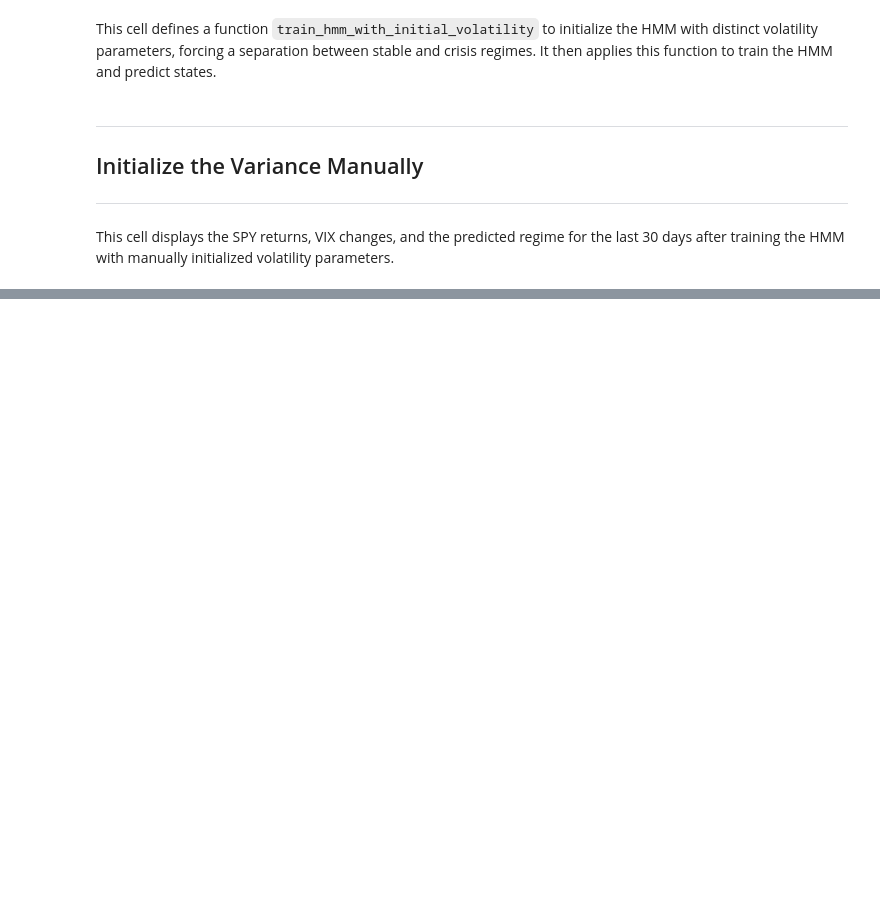
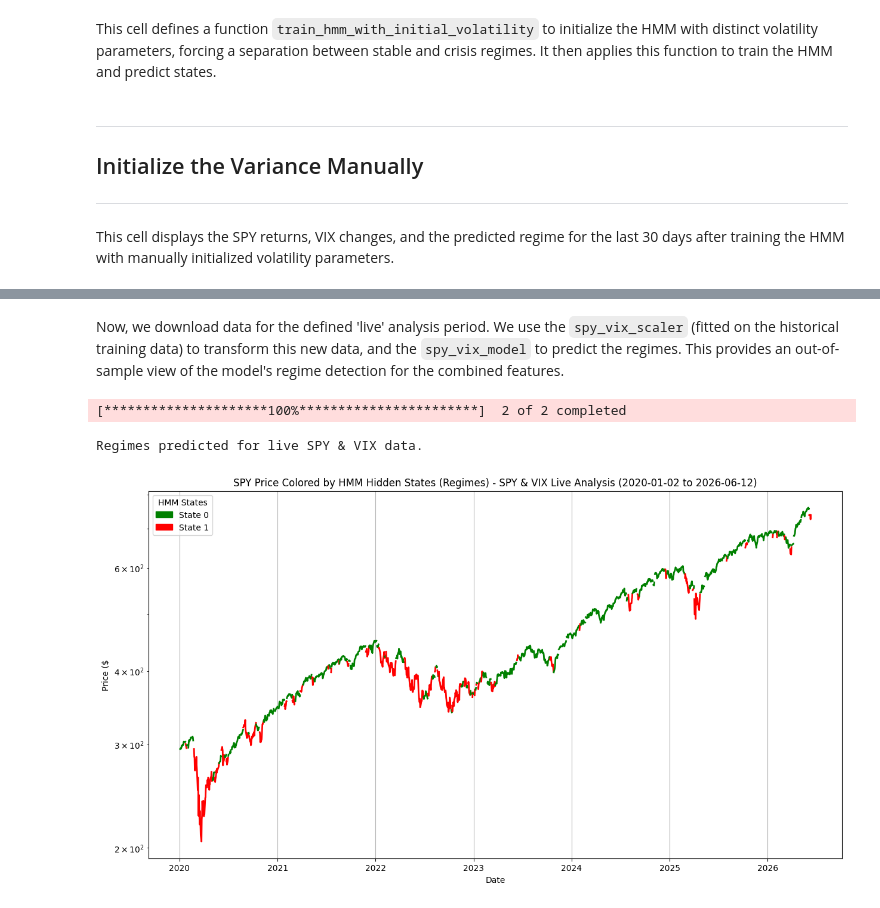
Before and after one commit to jhenningsen/Equity_Analysis, a Jupyter notebook: HMM/SPY_HMM_Analysis.ipynb, the cells around one changed output, grey strips where cells are left out. Saved outputs shown, nothing was run; the diff lists cells and outputs as text; code cells hidden in the pictures; blank space fills up the shorter version.

```diff
--- a/HMM/SPY_HMM_Analysis.ipynb
+++ b/HMM/SPY_HMM_Analysis.ipynb
@@ -570,0 +651,10 @@ Date
+# %%
+# Define the historical end date for SPY & VIX model training
+# We'll use the same END_DATE as the in-sample analysis for this test.
+SPY_VIX_HIST_TRAIN_END_DATE = END_DATE
+
+# The LIVE_START_DATE and LIVE_END_DATE are already defined based on END_DATE
+
+print(f"SPY & VIX Model Training Start Date: {START_DATE}")
+print(f"SPY & VIX Model Training End Date: {SPY_VIX_HIST_TRAIN_END_DATE}")
+print(f"Live Analysis Period: {LIVE_START_DATE} to {LIVE_END_DATE}")
@@ -570,0 +695,59 @@ Date
+# %% [markdown]
+Now, we download data for the defined 'live' analysis period. We use the `spy_vix_scaler` (fitted on the historical training data) to transform this new data, and the `spy_vix_model` to predict the regimes. This provides an out-of-sample view of the model's regime detection for the combined features.
+# %%
+# 3. Download data for the live analysis period
+temp_download_df_live_vix = yf.download(TICKERS, start=LIVE_START_DATE, end=LIVE_END_DATE)['Close']
+live_data_spy_vix = pd.DataFrame(temp_download_df_live_vix)
+live_data_spy_vix.columns = ['SPY', 'VIX']
+
+# Feature Engineering for live data
+live_data_spy_vix['SPY_Returns'] = live_data_spy_vix['SPY'].pct_change() * 100
+live_data_spy_vix['VIX_Change'] = live_data_spy_vix['VIX'].pct_change() * 100
+live_data_spy_vix.dropna(inplace=True)
+
+if not live_data_spy_vix.empty:
+    # 4. Scale live data using the *trained* scaler and predict regimes
+    X_live_spy_vix = live_data_spy_vix[['SPY_Returns', 'VIX_Change']].values
+    # IMPORTANT: Use .transform, not .fit_transform
+    X_live_scaled_spy_vix = spy_vix_scaler.transform(X_live_spy_vix)
+    live_data_spy_vix['Regime'] = spy_vix_model.predict(X_live_scaled_spy_vix)
+
+    print("Regimes predicted for live SPY & VIX data.")
+else:
+    print(f"No live data available for the period {LIVE_START_DATE} to {LIVE_END_DATE} for SPY and VIX.")
+# %% [output]
+[*********************100%***********************]  2 of 2 completed
+Regimes predicted for live SPY & VIX data.
+# %%
+# 5. Visualize the live SPY price with predicted regimes (SPY & VIX Model)
+
+if not live_data_spy_vix.empty:
+    plt.figure(figsize=(15, 8))
+
+    # Dynamically generate colors or provide enough for N_COMPONENTS
+    colors = ['green', 'red', 'blue', 'purple', 'orange', 'brown', 'pink', 'gray'] # Extended colors list
+    colors_map = {i: colors[i] for i in range(N_COMPONENTS)}
+
+    # Identify segments where the state is constant
+    state_segments_live_vix = live_data_spy_vix['Regime'].diff().ne(0).cumsum()
+
+    # Plot each segment with its corresponding state color
+    for segment_id, segment_df in live_data_spy_vix.groupby(state_segments_live_vix):
+        state = segment_df['Regime'].iloc[0]
+        color = colors_map[state]
+        plt.plot(segment_df.index, segment_df['SPY'], color=color, linewidth=2)
+
+    plt.title(f"{TICKERS[0]} Price Colored by HMM Hidden States (Regimes) - SPY & VIX Live Analysis ({LIVE_START_DATE} to {LIVE_END_DATE})")
+    plt.xlabel("Date")
+    plt.ylabel("Price ($")
+
+    legend_handles_live_vix = [mpatches.Patch(color=colors_map[s], label=f'State {s}') for s in sorted(colors_map.keys())]
+    plt.legend(handles=legend_handles_live_vix, title="HMM States")
+
+    plt.grid(True)
+    plt.yscale('log')
+    plt.show()
+else:
+    print("Cannot visualize: No live data available for SPY and VIX.")
+# %% [output]
+[figure, added]
```
Also changed, not shown: parts of 29 cells of this notebook.
